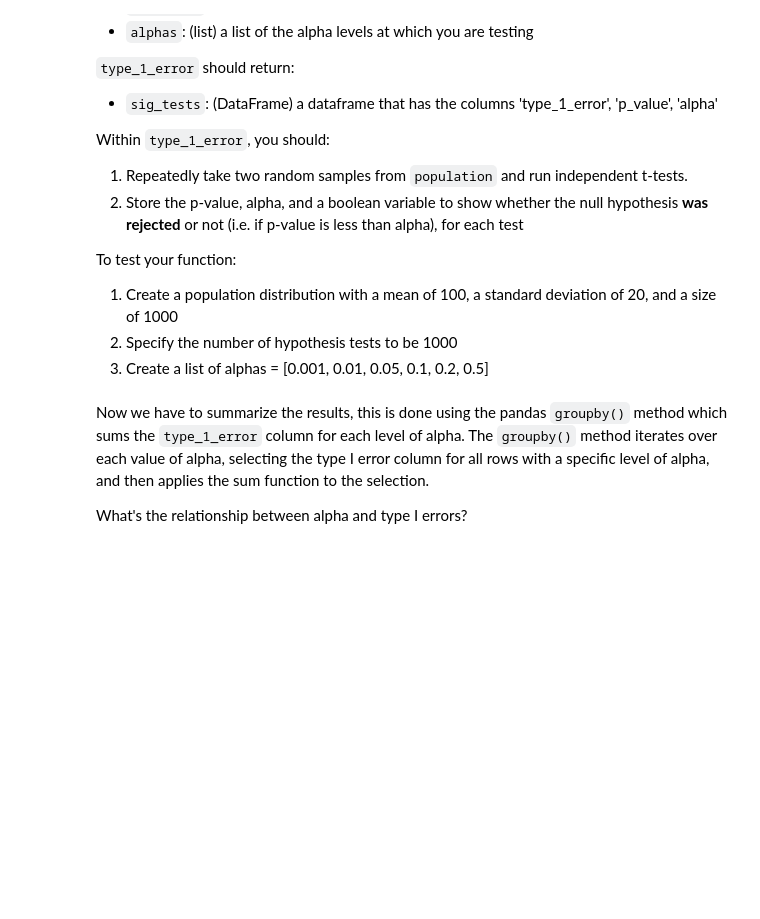
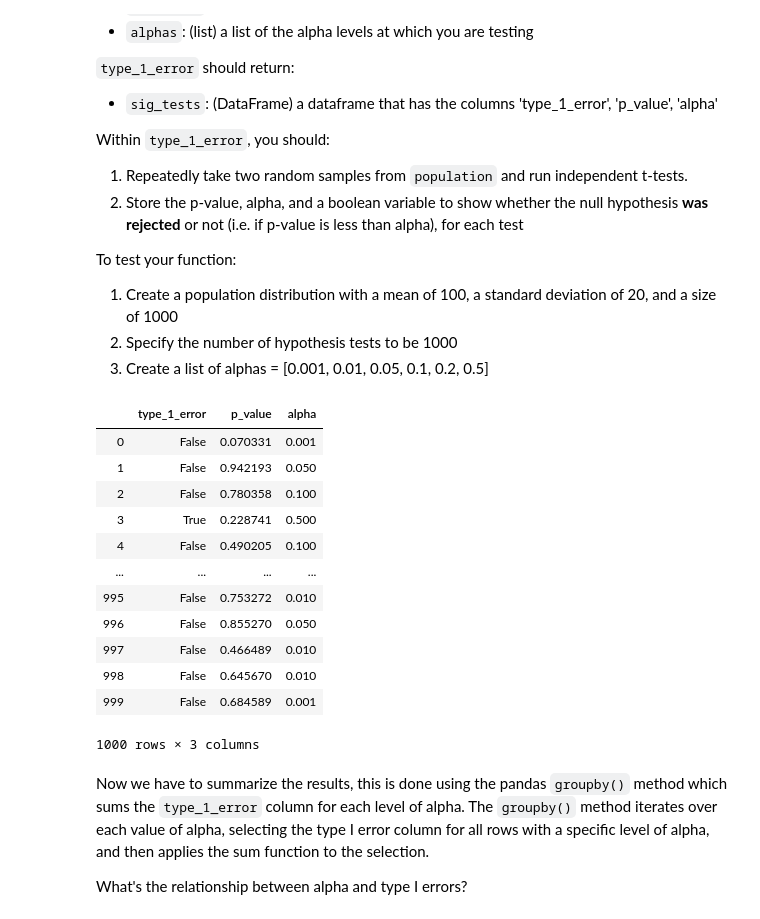
Before and after one commit to emel333/dsc-type-1-and-2-error-lab-onl01-dtsc-pt-070620, a Jupyter notebook: index.ipynb, the cells around one changed output. Drawn from its saved outputs; the diff is of its cells as text; code cells hidden in the pictures; blank space fills up the shorter version.

```diff
--- a/index.ipynb
+++ b/index.ipynb
@@ -121,22 +121,67 @@ To test your function:
 # %%
 def type_1_error(population, num_tests, alpha_set):
     """
     Parameters
     ----------
     population: ndarray
         A random normal distribution
     num_tests: int
         The number of hypothesis tests to be computed
     alpha_set: list
         List of alpha levels
 
     Returns
     ----------
     sig_tests : DataFrame
         A dataframe containing the columns 'type_1_error', 'p_value', and 'alpha'
     """
-    pass
+    type_1s = []
+    p_vals = []
+    alphas = []
+
+    for i in range(1,num_tests+1):
+
+        sample1 = np.random.choice(population,num_tests,replace=True)
+        sample2 = np.random.choice(population,num_tests,replace=True)
+
+        t_stat = stats.ttest_ind(sample1,sample2)
+        p_vals.append(t_stat[1])
+
+        alpha_random = np.random.choice(alpha_set)
+
+        if t_stat[1] < alpha_random:
+            alphas.append(alpha_random)
+            type_1s.append(True)
+        else:
+            alphas.append(alpha_random)
+            type_1s.append(False)
+
+
+    sig_tests = {'type_1_error': type_1s, 'p_value': p_vals, 'alpha': alphas}
+
+    return pd.DataFrame(sig_tests)
+
 # Example dataframe for 1 test below
+
+popu = np.random.normal(100, 20, 1000)
+test_num = 1000
+the_alphas = [0.001, 0.01, 0.05, 0.1, 0.2, 0.5]
+
+type_1_error(popu,test_num,the_alphas)
+# %% [output]
+|  | type_1_error | p_value | alpha |
+| 0 | False | 0.070331 | 0.001 |
+| 1 | False | 0.942193 | 0.050 |
+| 2 | False | 0.780358 | 0.100 |
+| 3 | True | 0.228741 | 0.500 |
+| 4 | False | 0.490205 | 0.100 |
+| ... | ... | ... | ... |
+| 995 | False | 0.753272 | 0.010 |
+| 996 | False | 0.855270 | 0.050 |
+| 997 | False | 0.466489 | 0.010 |
+| 998 | False | 0.645670 | 0.010 |
+| 999 | False | 0.684589 | 0.001 |
+1000 rows × 3 columns
 # %% [markdown]
 Now we have to summarize the results, this is done using the pandas `groupby()` method which sums the `type_1_error` column for each level of alpha. The `groupby()` method iterates over each value of alpha, selecting the type I error column for all rows with a specific level of alpha, and then applies the sum function to the selection.
 
```
Also changed, not shown: parts of 8 cells of this notebook.
